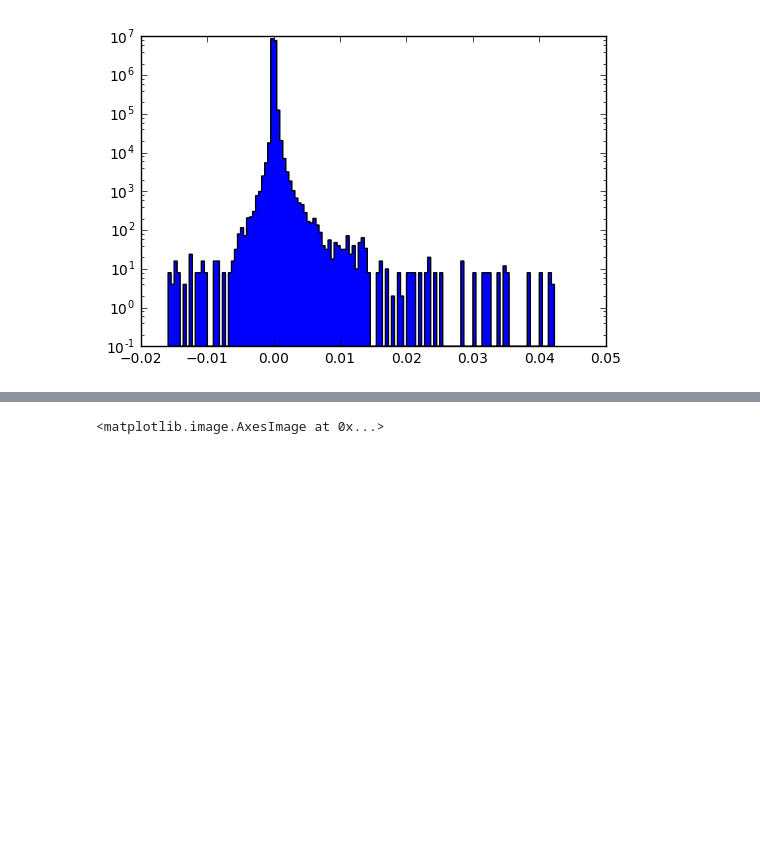
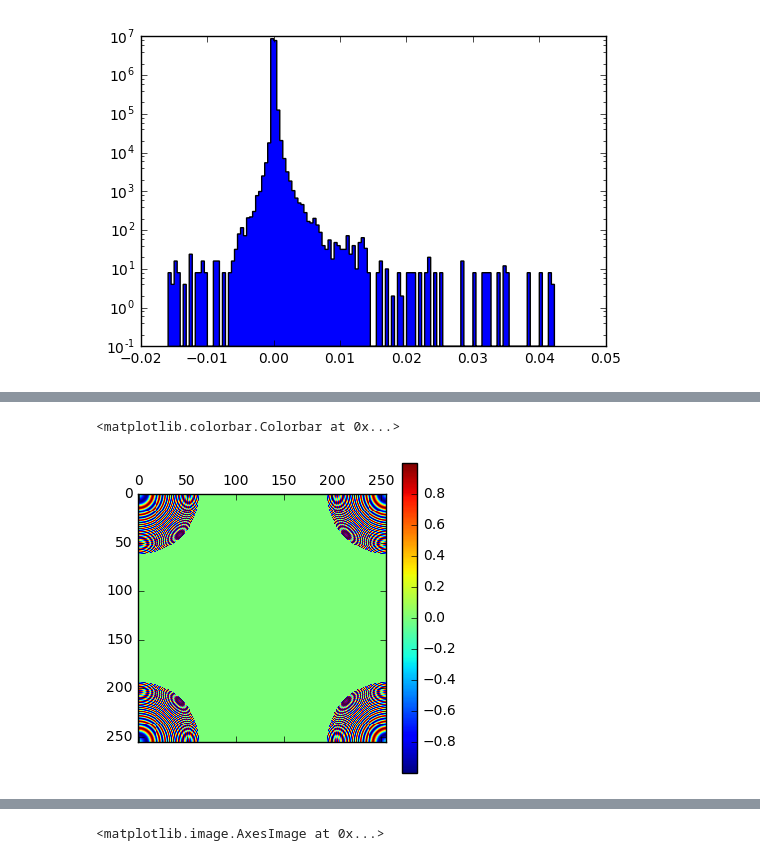
Before and after one commit to david-hoffman/pyotf, a Jupyter notebook: notebooks/OTF Dev Notebook.ipynb, the cells around one changed output, grey strips where cells are left out. Drawn from its saved outputs; the diff is of its cells as text; code cells hidden in the pictures; blank space fills up the shorter version.

```diff
--- a/notebooks/OTF Dev Notebook.ipynb
+++ b/notebooks/OTF Dev Notebook.ipynb
@@ -563,0 +598,3 @@ for p in psf:
+# %%
+psf[0].vec_corr = "none"
+psf[0].PSFi;
@@ -563,0 +605,6 @@ for p in psf:
+# %%
+matshow(real(psf[0]._gen_pupil() * np.exp(2 * np.pi * 1j * psf[0]._kz * psf[0].zrange[0])))
+colorbar()
+# %% [output]
+<matplotlib.colorbar.Colorbar at 0x...>
+[figure, added]
```
Also changed, not shown: parts of 18 cells of this notebook, 4 other files.
